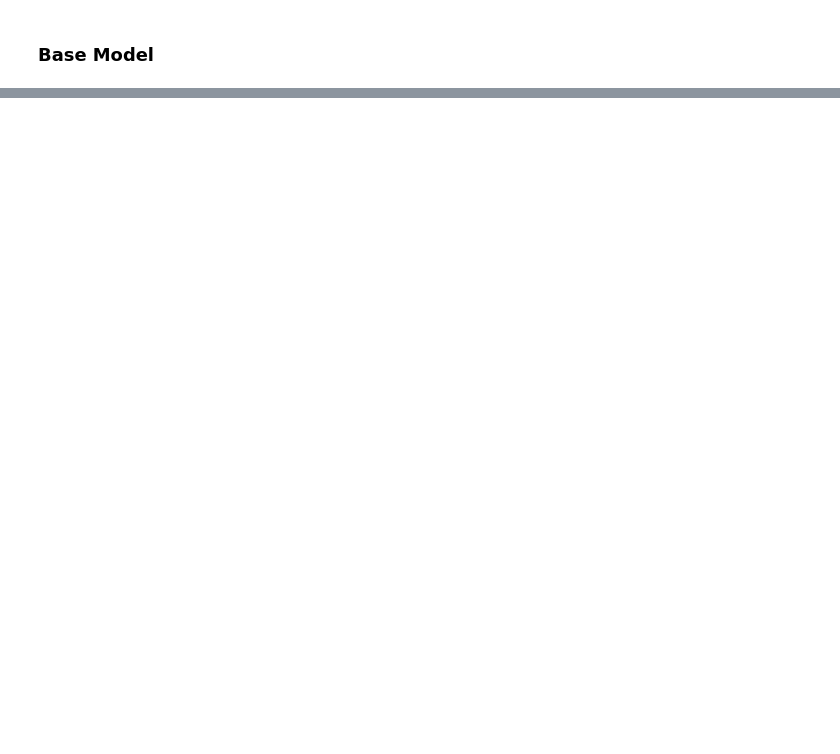
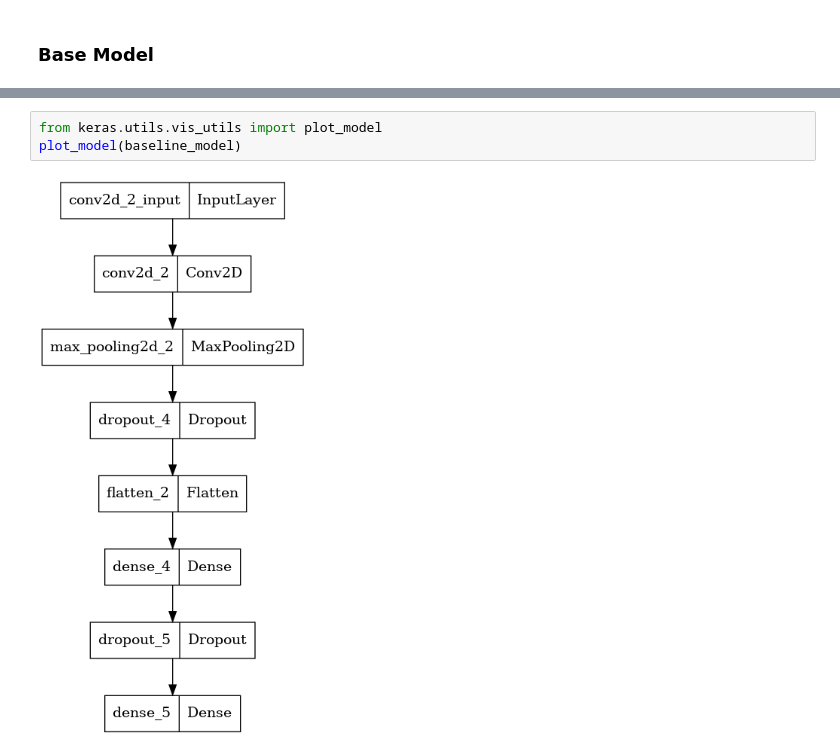
Before and after one commit to schneialexan/deep-learning, a Jupyter notebook: Hausaufgaben/Blatt 5/HA05.ipynb, the cells around one changed output, grey strips where cells are left out. Drawn from its saved outputs; the diff is of its cells as text; blank space fills up the shorter version.

```diff
--- a/Hausaufgaben/Blatt 5/HA05.ipynb
+++ b/Hausaufgaben/Blatt 5/HA05.ipynb
@@ -111,5 +126,10 @@ Trainable params: 118,058,561
 Non-trainable params: 0
 _________________________________________________________________
+# %%
+from keras.utils.vis_utils import plot_model
+plot_model(baseline_model)
+# %% [output]
+[figure, added]
 # %%
 baseline_history = baseline_model.fit(
         train_gen,
```
Also changed, not shown: parts of 17 cells of this notebook, 2 other files.
